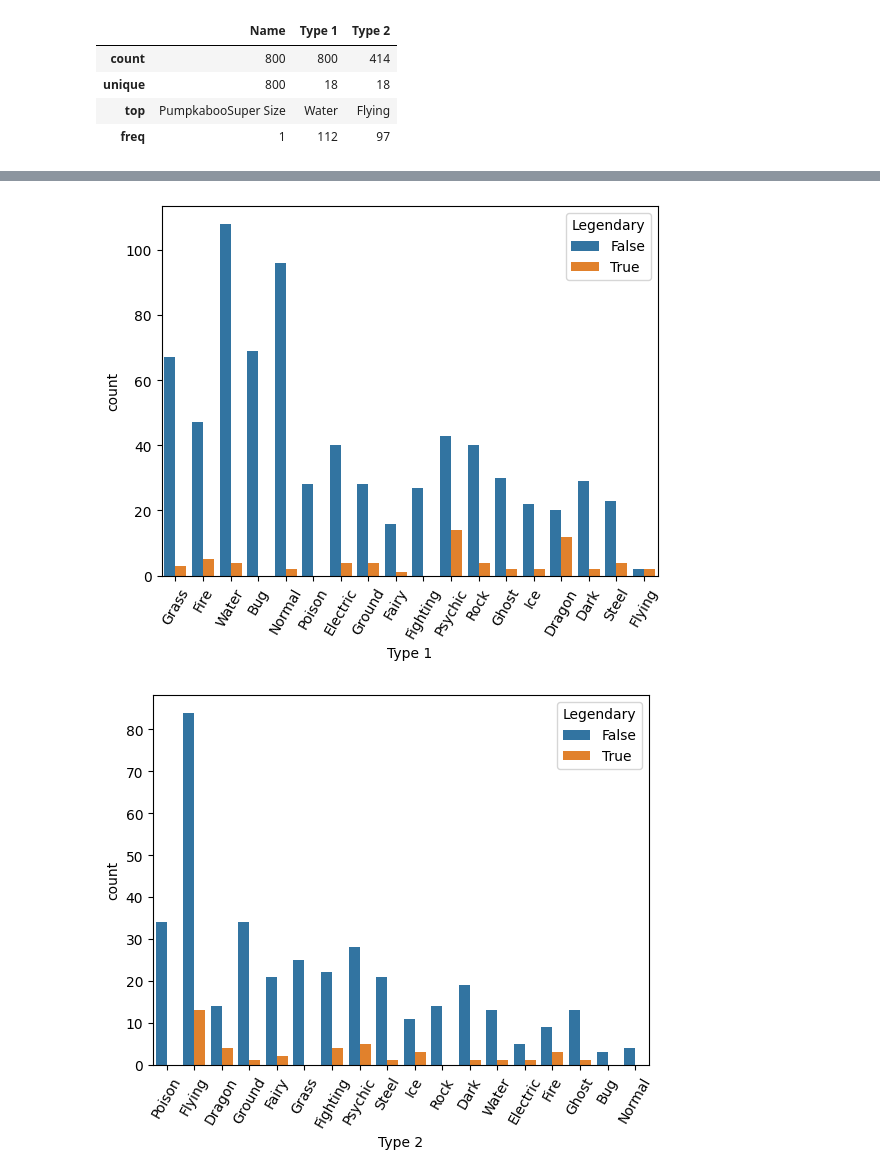
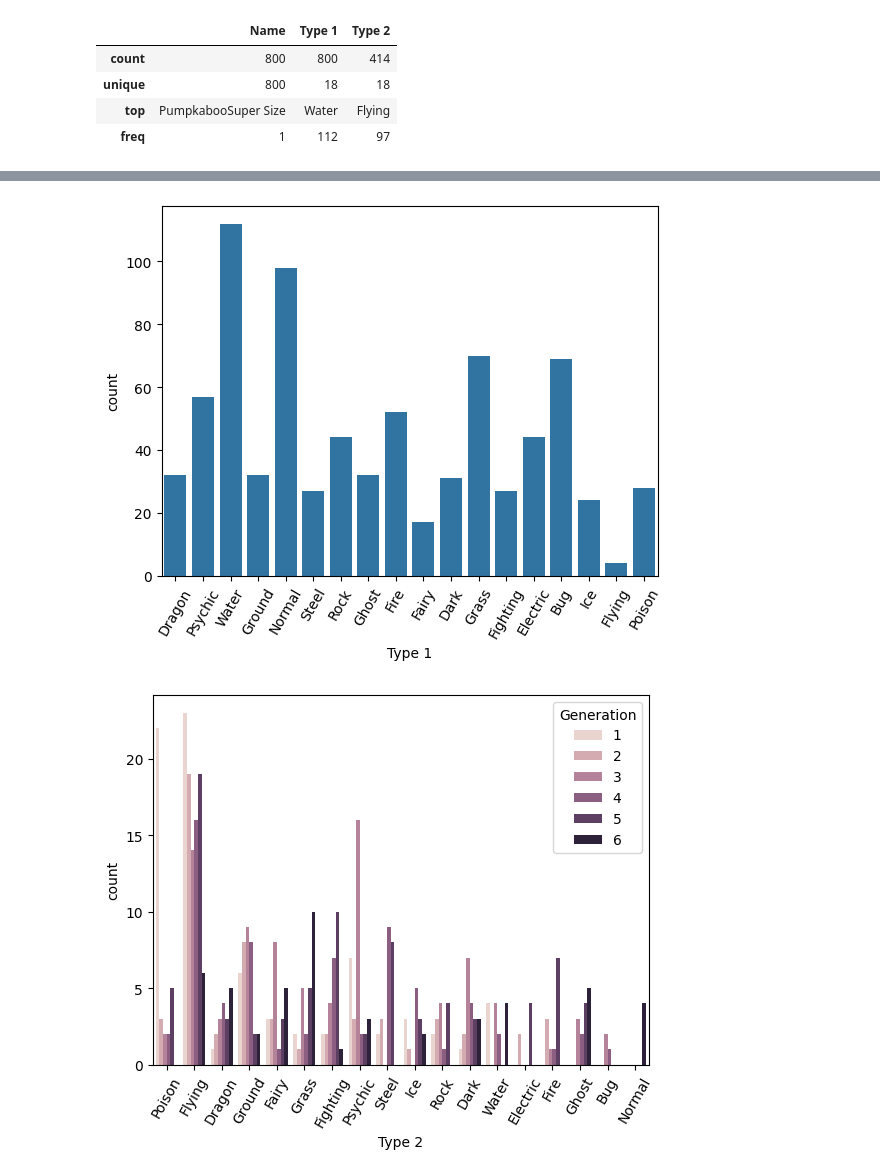
Before and after one commit to Omimishra/Python-Data-science, a Jupyter notebook: pokemon.ipynb, the cells around one changed output, grey strips where cells are left out. Drawn from its saved outputs; the diff is of its cells as text; code cells hidden in the pictures.

```diff
--- a/pokemon.ipynb
+++ b/pokemon.ipynb
@@ -66,12 +79,12 @@ df.describe(include='object')
 # %%
-sns.countplot(x='Type 1',data=df,hue='Legendary')
+sns.countplot(x='Type 1',data=df)
 plt.xticks(rotation= 60)
 plt.show()
 # %% [output]
-[figure, old version]
+[figure, new version]
 # %%
-sns.countplot(x='Type 2',data=df,hue='Legendary')
+sns.countplot(x='Type 2',data=df,hue='Generation')
 plt.xticks(rotation= 60)
 plt.show()
 # %% [output]
-[figure, old version]
+[figure, new version]
```
Also changed, not shown: parts of 19 cells of this notebook, 1 other file.
